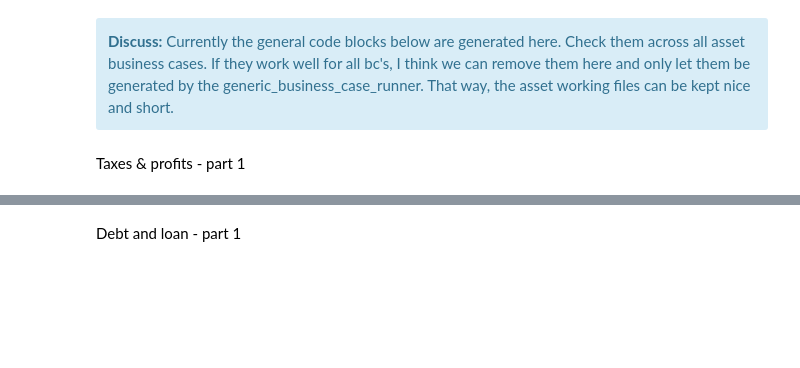
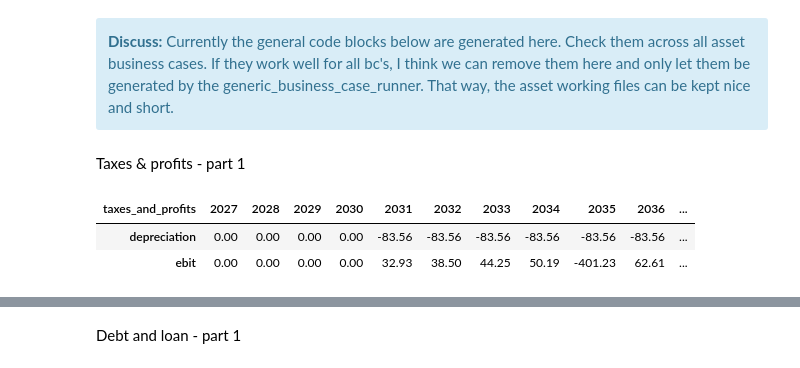
Before and after one commit to DinaBoer/NSE6, a Jupyter notebook: EL_working_file.ipynb, the cells around one changed output, grey strips where cells are left out. Saved outputs shown, nothing was run; the diff lists cells and outputs as text; code cells hidden in the pictures; blank space fills up the shorter version.

```diff
--- a/EL_working_file.ipynb
+++ b/EL_working_file.ipynb
@@ -254,3 +251,10 @@ decommissioning_phase(**el_parameters).style.format(precision=2)
 Taxes & profits - part 1
 # %%
 from finances.taxes_debt_loans import taxes_and_profits_part1
+
+df_taxes_and_profits_part1 = taxes_and_profits_part1(df_operational_phase,**el_parameters)
+df_taxes_and_profits_part1.style.format(precision=2)
+# %% [output]
+| taxes_and_profits | 2027 | 2028 | 2029 | 2030 | 2031 | 2032 | 2033 | 2034 | 2035 | 2036 | ... |
+| depreciation | 0.00 | 0.00 | 0.00 | 0.00 | -83.56 | -83.56 | -83.56 | -83.56 | -83.56 | -83.56 | ... |
+| ebit | 0.00 | 0.00 | 0.00 | 0.00 | 32.93 | 38.50 | 44.25 | 50.19 | -401.23 | 62.61 | ... |
```
Also changed, not shown: parts of 24 cells of this notebook, 2 other files.
